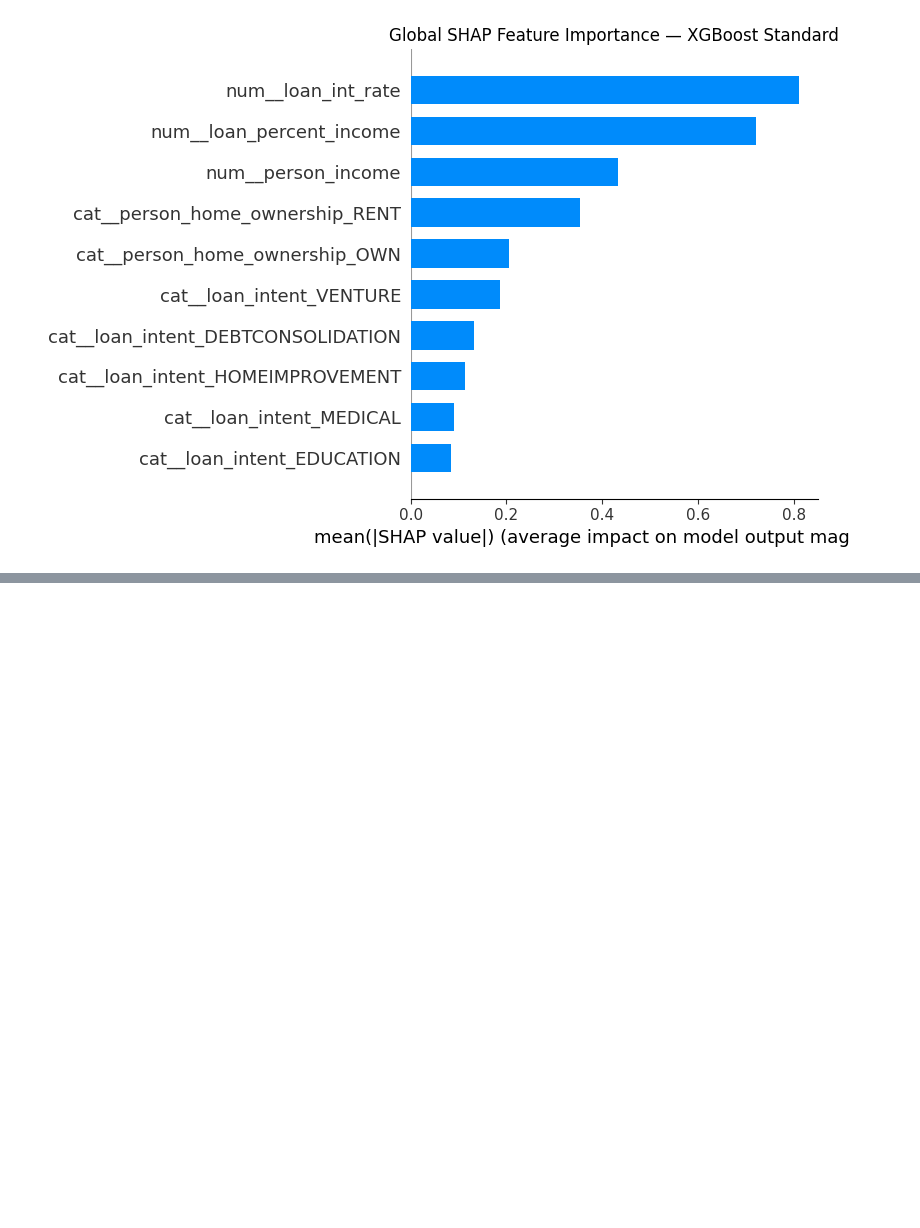
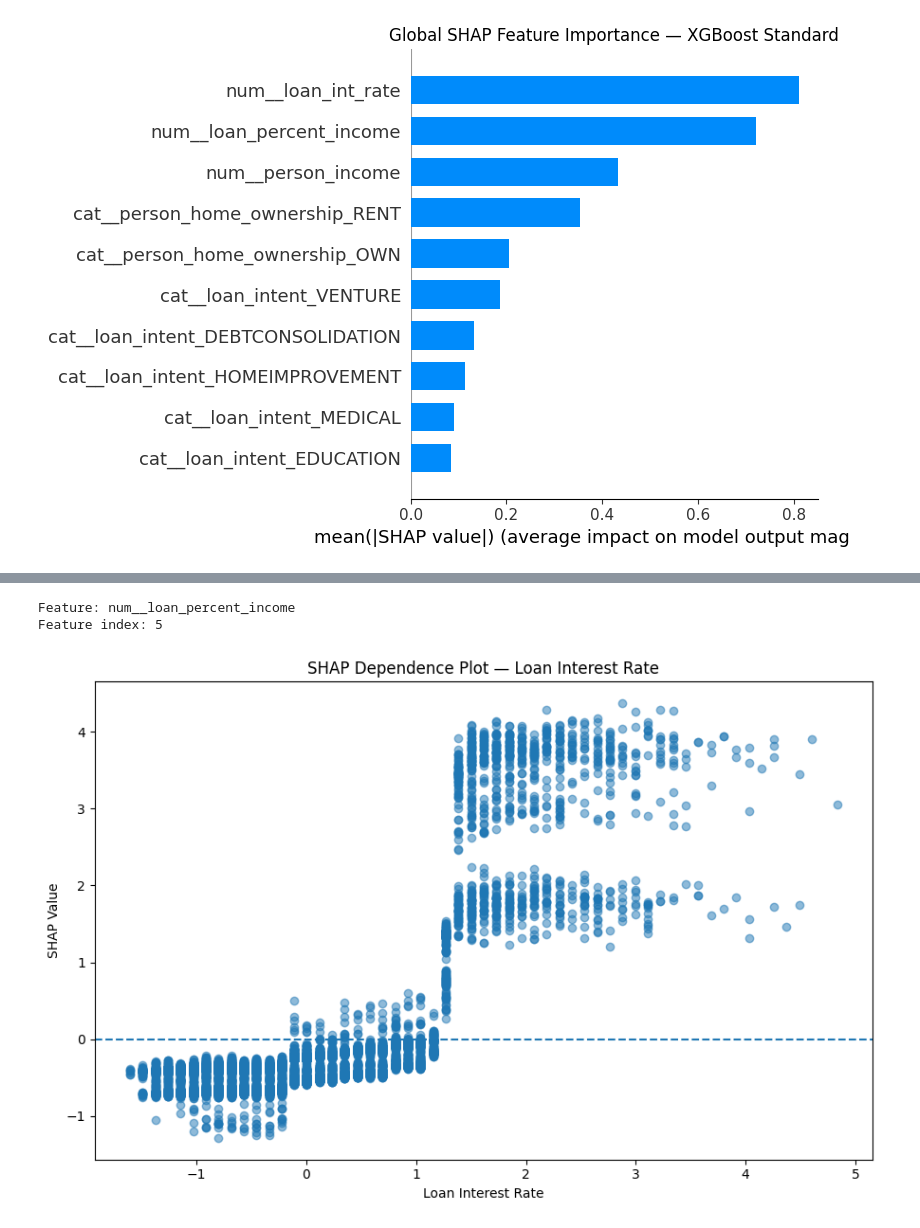
Before and after one commit to jiannyuhs-hue/ADALL_github, a Jupyter notebook: ADALL assignment/3013570Y_ADALL_ASSIGNMENT_2026Jun_(student).ipynb, the cells around one changed output, grey strips where cells are left out. Cells and saved outputs as stored; diff of their text form; code cells hidden in the pictures; blank space fills up the shorter version.

```diff
--- a/ADALL assignment/3013570Y_ADALL_ASSIGNMENT_2026Jun_(student).ipynb
+++ b/ADALL assignment/3013570Y_ADALL_ASSIGNMENT_2026Jun_(student).ipynb
@@ -3671,0 +3750,44 @@ plt.show()
+# %%
+feature2 = "num__loan_percent_income"
+
+feature_index2 = list(feature_names).index(feature2)
+
+print("Feature:", feature2)
+print("Feature index:", feature_index2)
+
+# ------------------------------------------------------------
+# 5. Extract feature values and SHAP values
+# ------------------------------------------------------------
+
+feature_values = X_test_transformed[:, feature_index2]
+feature_shap_values = shap_values[:, feature_index2]
+
+# ------------------------------------------------------------
+# 6. Create dependence plot
+# ------------------------------------------------------------
+
+plt.figure(figsize=(9, 6))
+
+plt.scatter(
+    feature_values,
+    feature_shap_values,
+    alpha=0.5
+)
+
+plt.axhline(
+    y=0,
+    linestyle="--"
+)
+
+plt.xlabel("Loan Interest Rate")
+plt.ylabel("SHAP Value")
+plt.title(
+    "SHAP Dependence Plot — Loan Interest Rate"
+)
+
+plt.tight_layout()
+plt.show()
+# %% [output]
+Feature: num__loan_percent_income
+Feature index: 5
+[figure, added]
```
Also changed, not shown: parts of 3 cells of this notebook.
